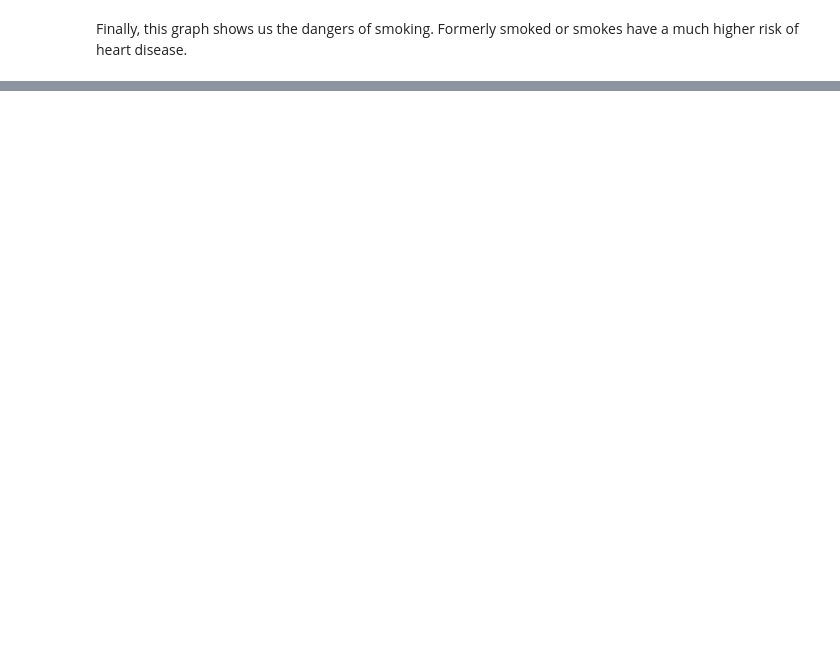
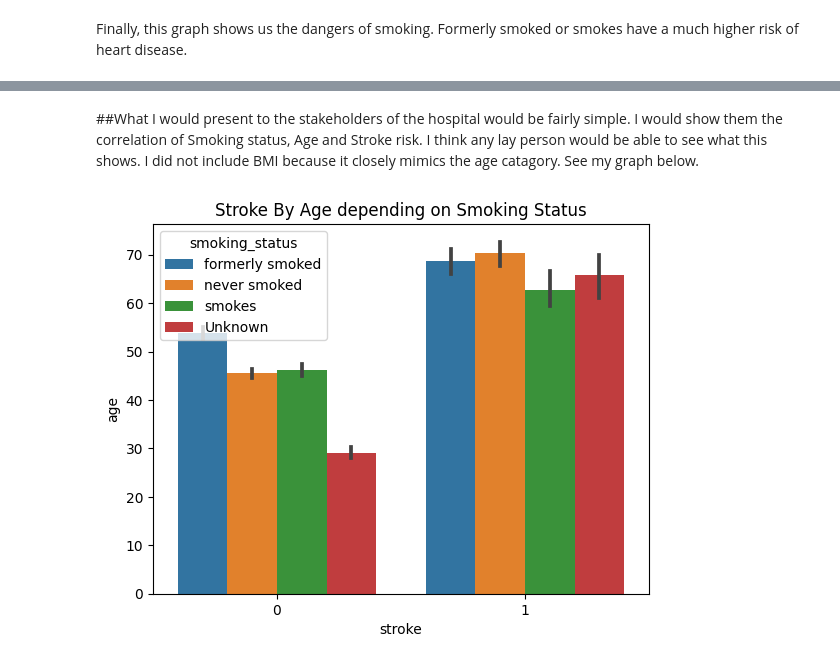
Before and after one commit to BenjaminEngel919/Medical-Data, a Jupyter notebook: Stroke_Prediction_Project.ipynb, the cells around one changed output, grey strips where cells are left out. Cells and saved outputs as stored; diff of their text form; code cells hidden in the pictures; blank space fills up the shorter version.

```diff
--- a/Stroke_Prediction_Project.ipynb
+++ b/Stroke_Prediction_Project.ipynb
@@ -244,0 +296,7 @@ Finally, this graph shows us the dangers of smoking. Formerly smoked or smokes h
+# %% [markdown]
+##What I would present to the stakeholders of the hospital would be fairly simple. I would show them the correlation of Smoking status, Age and Stroke risk. I think any lay person would be able to see what this shows. I did not include BMI because it closely mimics the age catagory.
+See my graph below.
+# %%
+sns.barplot(data=stroke, y='age', x='stroke', hue = 'smoking_status').set(title='Stroke By Age depending on Smoking Status');
+# %% [output]
+[figure, added]
```
Also changed, not shown: parts of 9 cells of this notebook.
